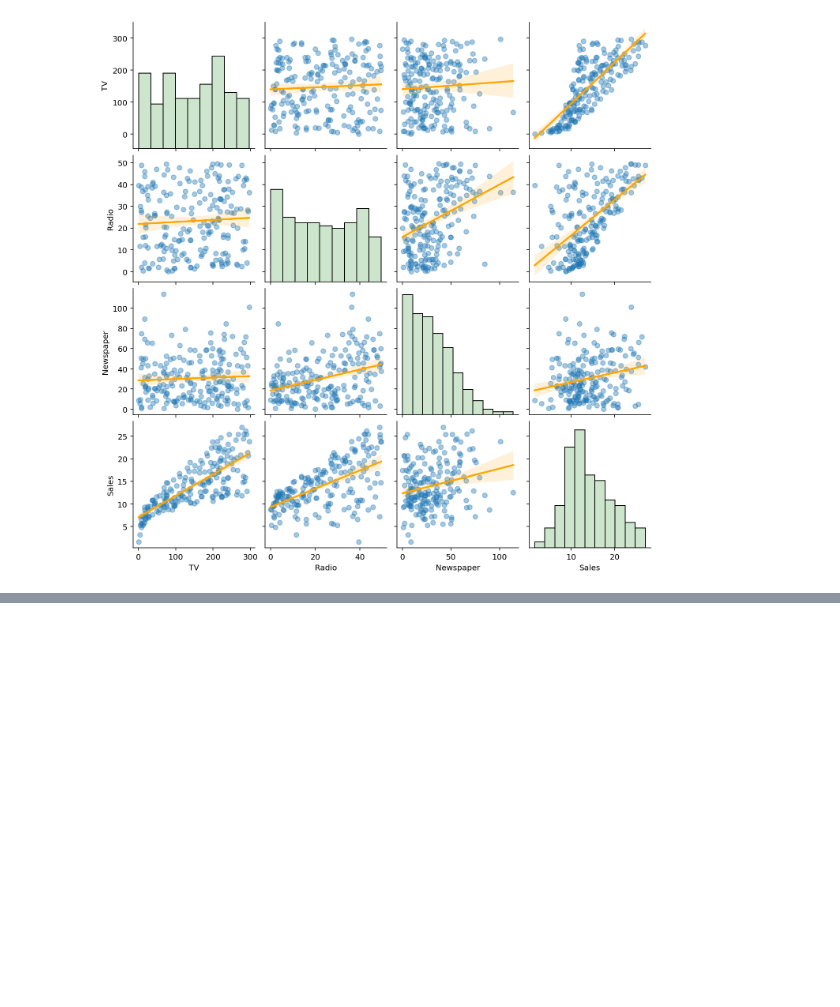
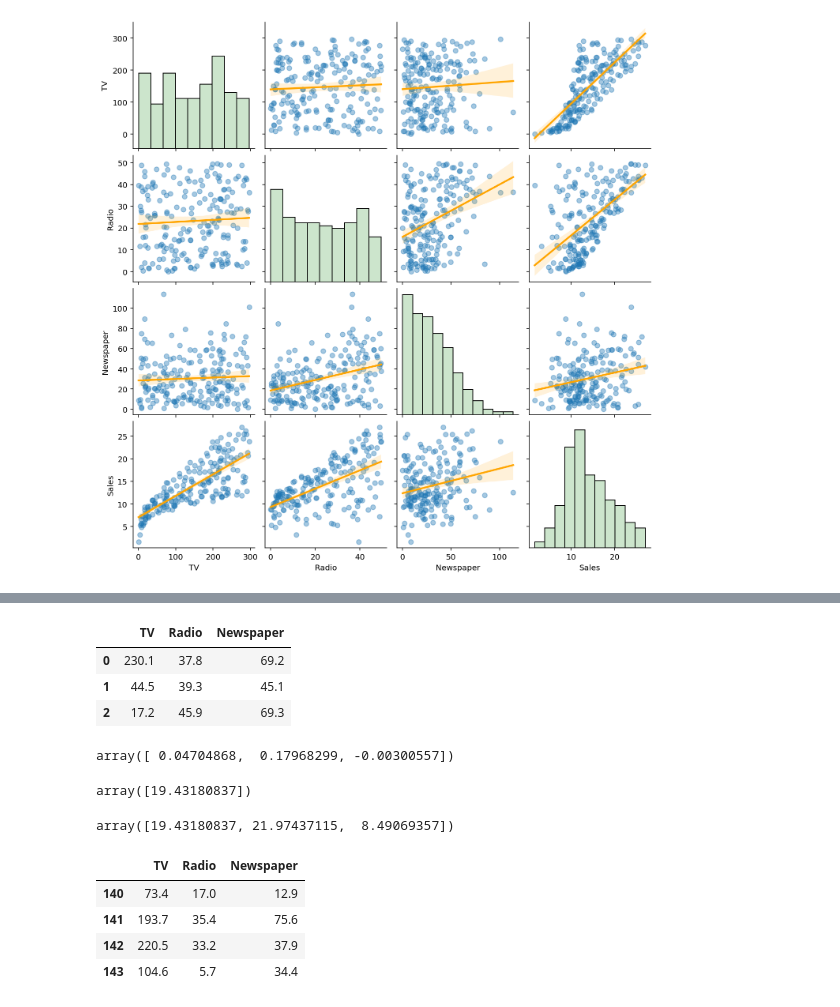
Before and after one commit to DevNutthapng2017/lab_mach_learn, a Jupyter notebook: sklearn_multiple_linear_regression_ISLR_Advert.ipynb, the cells around one changed output, grey strips where cells are left out. Cells and saved outputs as stored; diff of their text form; code cells hidden in the pictures; blank space fills up the shorter version.

```diff
--- a/sklearn_multiple_linear_regression_ISLR_Advert.ipynb
+++ b/sklearn_multiple_linear_regression_ISLR_Advert.ipynb
@@ -64,0 +126,30 @@ sns.jointplot(x='TV', y='Sales',data=df, kind='reg', ci=None, color='orange');
+# %%
+X.head(3)
+# %% [output]
+|  | TV | Radio | Newspaper |
+| 0 | 230.1 | 37.8 | 69.2 |
+| 1 | 44.5 | 39.3 | 45.1 |
+| 2 | 17.2 | 45.9 | 69.3 |
+# %%
+model.coef_ ##[ TV  Radio. Newspaper]
+# %% [output]
+array([ 0.04704868,  0.17968299, -0.00300557])
+# %%
+model.predict([[200,40,70]])  #ส่งค่าแบบ array ข้าไป
+# %% [output]
+array([19.43180837])
+# %%
+model.predict([[200, 40, 70],
+              [100, 80, 50],
+              [40, 20, 10]]) ##ผ่านค่าหลายๆค่าเข้าไป
+# %% [output]
+array([19.43180837, 21.97437115,  8.49069357])
+# %%
+X_tes=df.drop(columns=['Sales'])[140:]
+X_tes.head(4)  ## .head เพื่อดึงค่าแรกมาแสดง 4 ค่า
+# %% [output]
+|  | TV | Radio | Newspaper |
+| 140 | 73.4 | 17.0 | 12.9 |
+| 141 | 193.7 | 35.4 | 75.6 |
+| 142 | 220.5 | 33.2 | 37.9 |
+| 143 | 104.6 | 5.7 | 34.4 |
```
Also changed, not shown: parts of 25 cells of this notebook.
